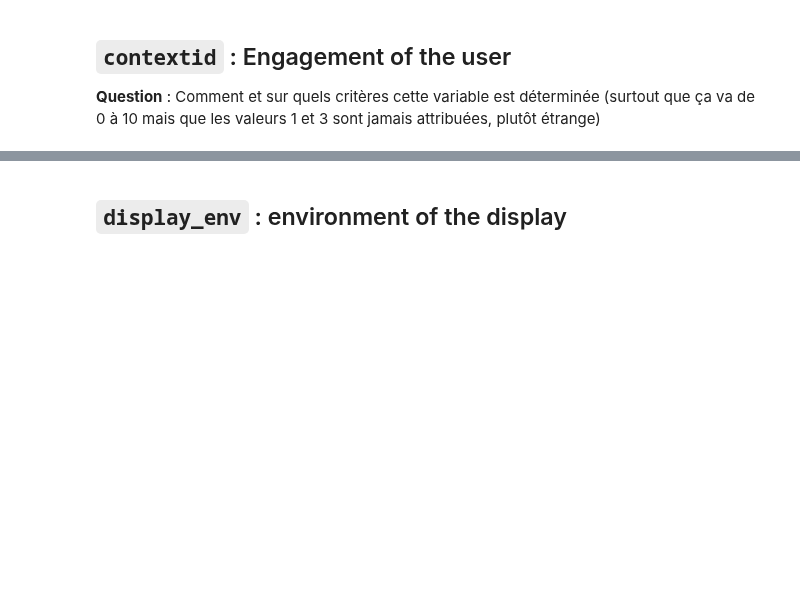
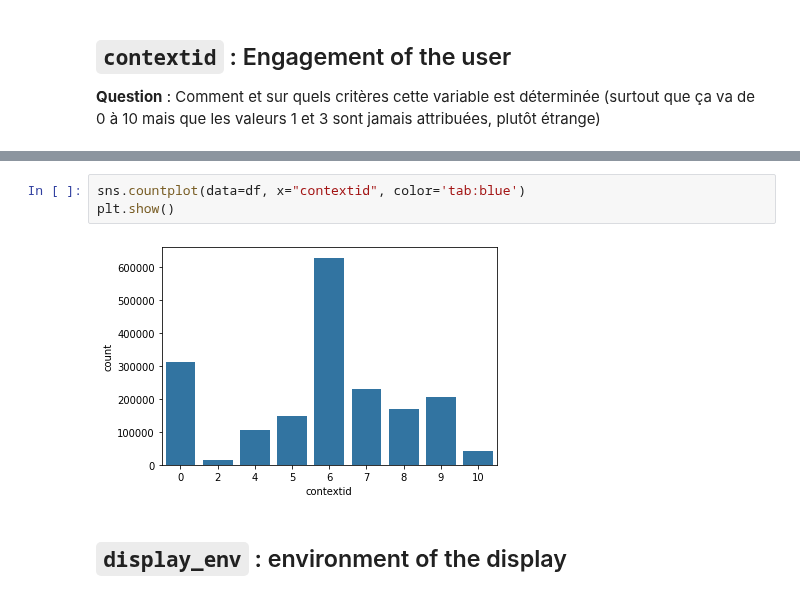
Before and after one commit to baptiste-pasquier/statapp, a Jupyter notebook: discovering.ipynb, the cells around one changed output, grey strips where cells are left out. Drawn from its saved outputs; the diff is of its cells as text; blank space fills up the shorter version.

```diff
--- a/discovering.ipynb
+++ b/discovering.ipynb
@@ -142,3 +156,8 @@ plt.show()
+# %%
+sns.countplot(data=df, x="contextid", color='tab:blue')
+plt.show()
+# %% [output]
+[figure, added]
 # %% [markdown]
 ## `display_env` : environment of the display
 # %%
```
Also changed, not shown: parts of 13 cells of this notebook.
